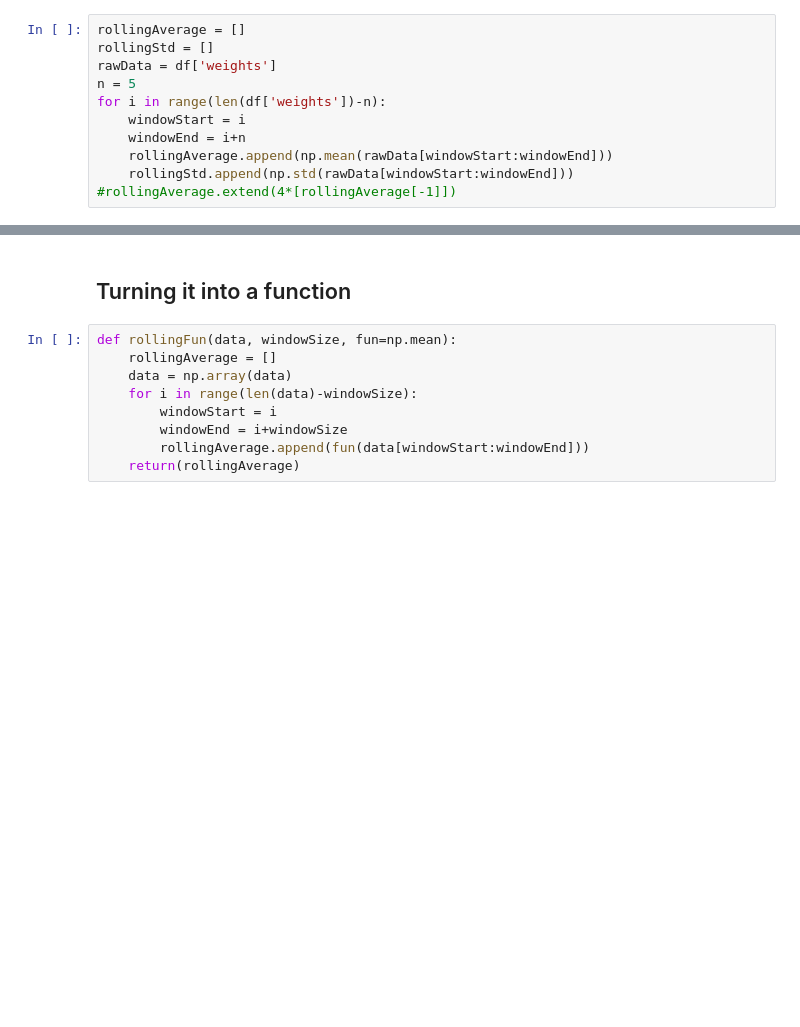
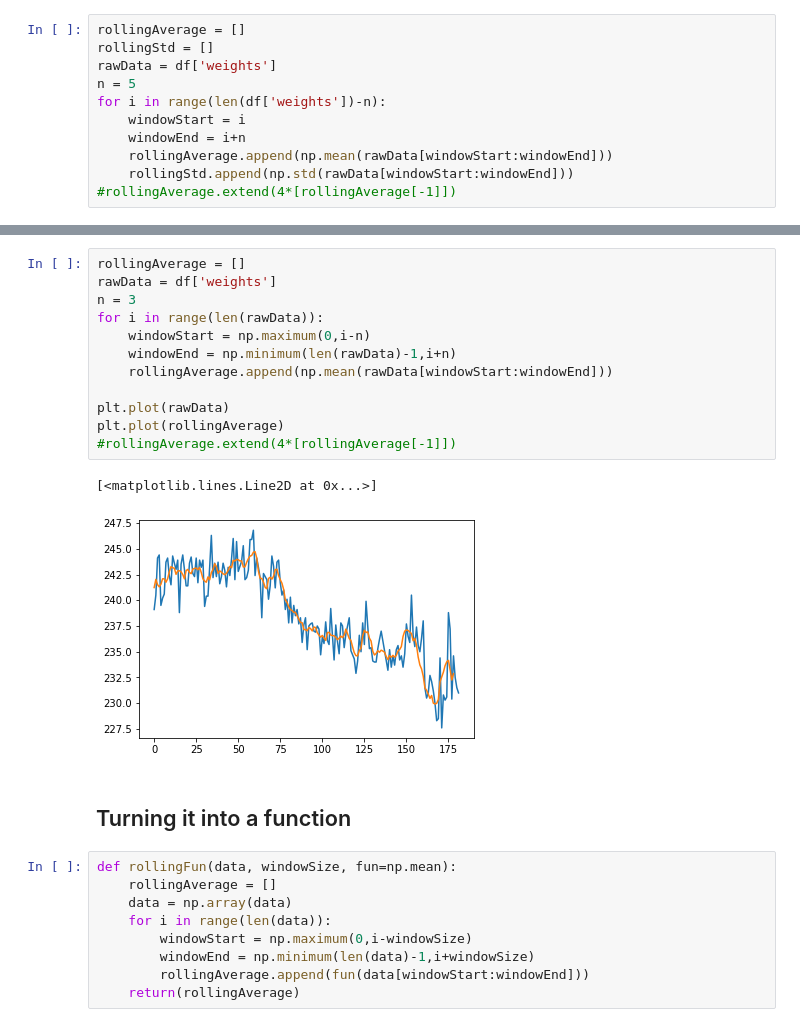
Before and after one commit to Matthew1309/dad_weight, a Jupyter notebook: dads_weight_data.ipynb, the cells around one changed output, grey strips where cells are left out. Saved outputs shown, nothing was run; the diff lists cells and outputs as text; blank space fills up the shorter version.

```diff
--- a/dads_weight_data.ipynb
+++ b/dads_weight_data.ipynb
@@ -159,12 +171,27 @@ for i in range(len(df['weights'])-n):
+# %%
+rollingAverage = []
+rawData = df['weights']
+n = 3
+for i in range(len(rawData)):
+    windowStart = np.maximum(0,i-n)
+    windowEnd = np.minimum(len(rawData)-1,i+n)
+    rollingAverage.append(np.mean(rawData[windowStart:windowEnd]))
+
+plt.plot(rawData)
+plt.plot(rollingAverage)
+#rollingAverage.extend(4*[rollingAverage[-1]])
+# %% [output]
+[<matplotlib.lines.Line2D at 0x...>]
+[figure, added]
 # %% [markdown]
 ## Turning it into a function
 # %%
 def rollingFun(data, windowSize, fun=np.mean):
     rollingAverage = []
     data = np.array(data)
-    for i in range(len(data)-windowSize):
-        windowStart = i
-        windowEnd = i+windowSize
+    for i in range(len(data)):
+        windowStart = np.maximum(0,i-windowSize)
+        windowEnd = np.minimum(len(data)-1,i+windowSize)
         rollingAverage.append(fun(data[windowStart:windowEnd]))
     return(rollingAverage)
 # %%
```
Also changed, not shown: parts of 11 cells of this notebook.
